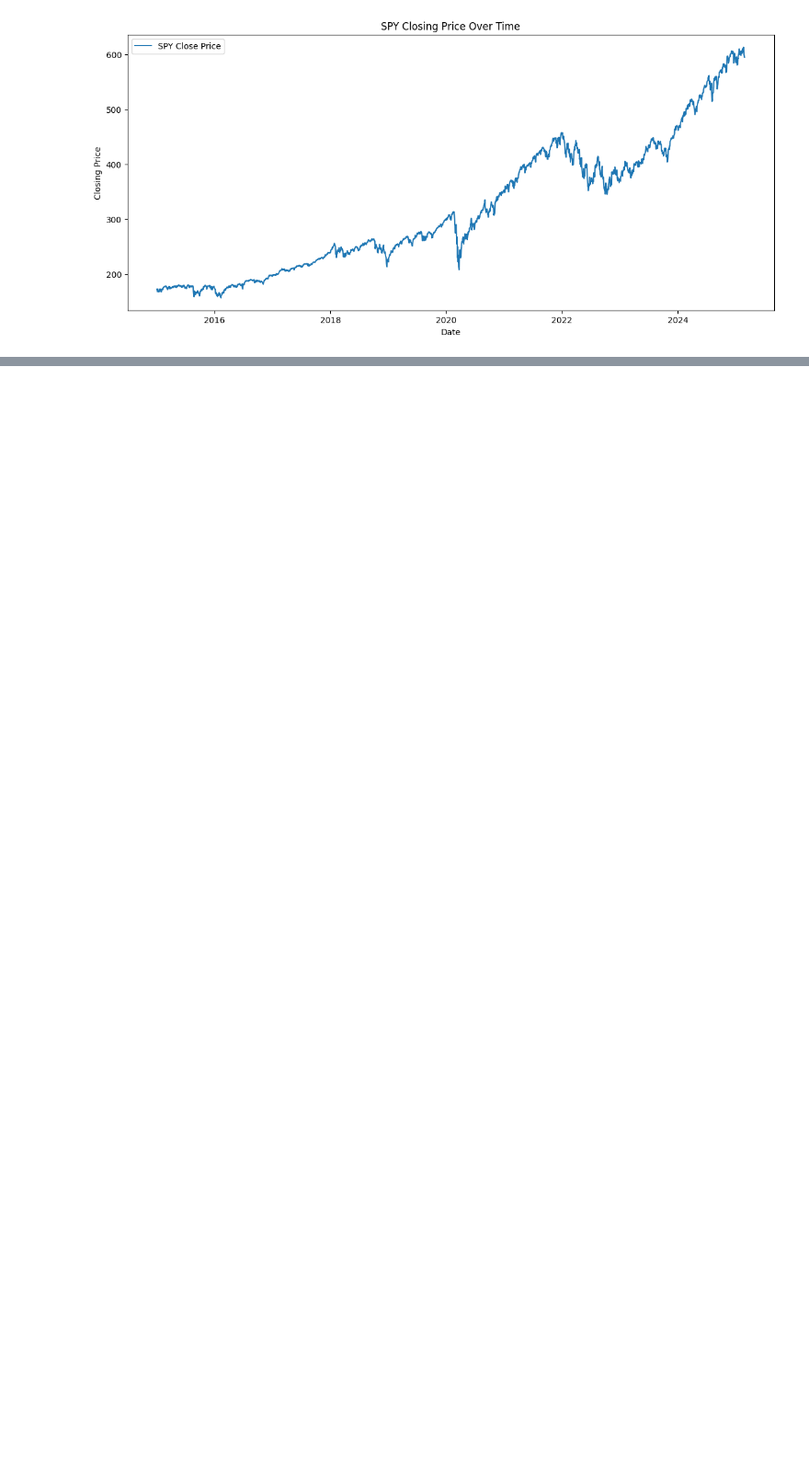
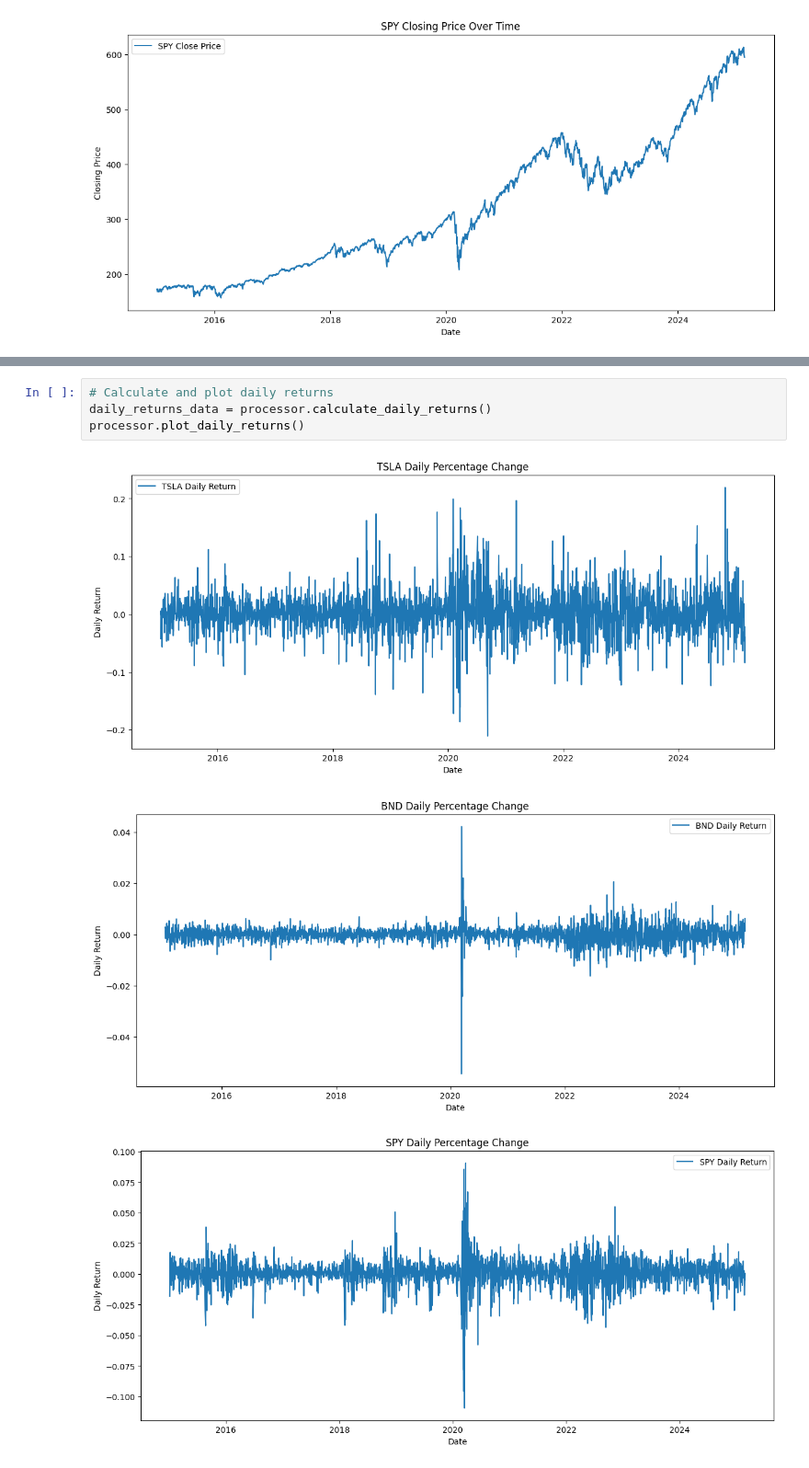
Before and after one commit to GetieBalew24/GMF-Portfolio-Forecasting, a Jupyter notebook: notebooks/data_preprocessing_and_EDA.ipynb, the cells around one changed output, grey strips where cells are left out. Shown: that part at 92% size. Saved outputs shown, nothing was run; the diff lists cells and outputs as text; blank space fills up the shorter version.

Commit message:
Add methods to calculate and plot daily returns in DataProcessor class

```diff
--- a/notebooks/data_preprocessing_and_EDA.ipynb
+++ b/notebooks/data_preprocessing_and_EDA.ipynb
@@ -107,0 +110,8 @@ processor.plot_closing_prices()
+# %%
+# Calculate and plot daily returns
+daily_returns_data = processor.calculate_daily_returns()
+processor.plot_daily_returns()
+# %% [output]
+[figure, added]
+[figure, added]
+[figure, added]
```
Also changed, not shown: parts of 3 cells of this notebook, 1 other file.
